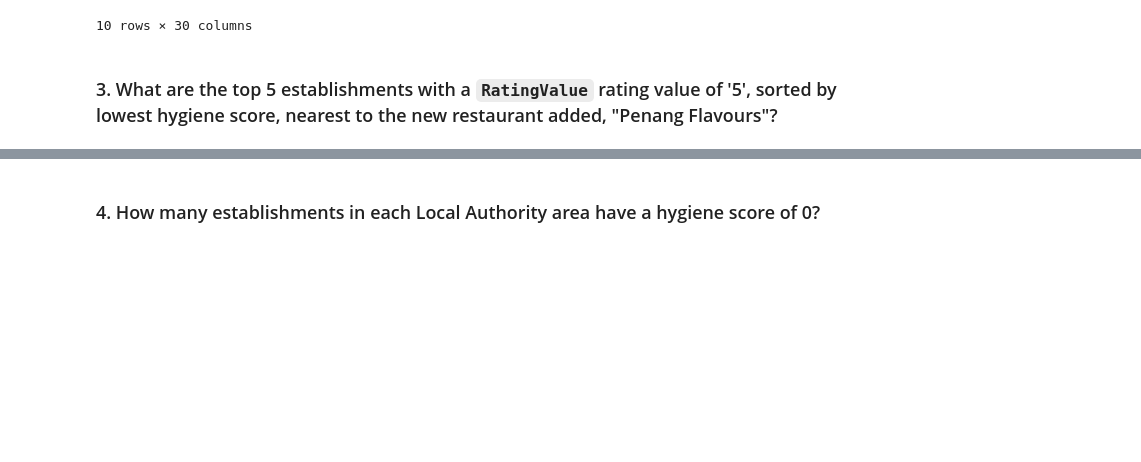
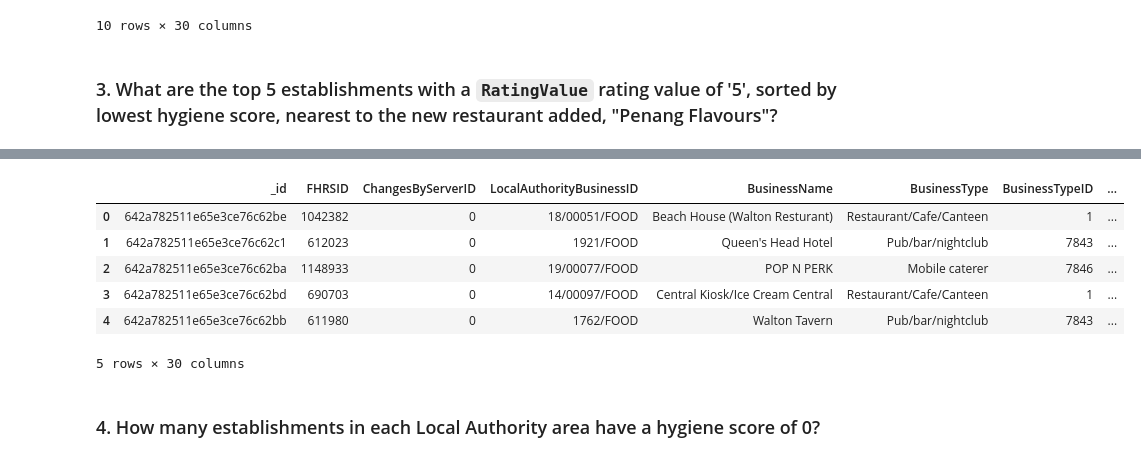
Before and after one commit to IlkayAtes11/NoSql_Databases_Assignment, a Jupyter notebook: Code/NoSQL_analysis.ipynb, the cells around one changed output, grey strips where cells are left out. Drawn from its saved outputs; the diff is of its cells as text; code cells hidden in the pictures; blank space fills up the shorter version.

```diff
--- a/Code/NoSQL_analysis.ipynb
+++ b/Code/NoSQL_analysis.ipynb
@@ -146,10 +146,16 @@ Rows in DataFrame:  34
 # Sort by hygiene score
 
 degree_search = 0.01
-latitude =
-longitude =
+latitude = 51.49014200
+longitude = 0.08384000
 
-query =
-sort =
+
+query = {'geocode.latitude':{'$lte':latitude + degree_search},'geocode.latitude': {'$gte':latitude - degree_search},
+        'geocode.longitude':{'$lte':longitude + degree_search},'geocode.longitude': {'$gte':longitude - degree_search},
+        'RatingValue': {'$regex': '5'}}
+sort = [('Score.hygiene', 1)]
+limit = 10
 
 # Print the results
+close_to_new_rest = list(establishments.find(query).sort(sort).limit(limit))
+pprint(close_to_new_rest)
@@ -156,5 +180,16 @@ sort =
 # %%
 # Convert result to Pandas DataFrame
+close_to_new_rest_df = pd.DataFrame(close_to_new_rest)
+
+close_to_new_rest_df.head(5)
+# %% [output]
+|  | _id | FHRSID | ChangesByServerID | LocalAuthorityBusinessID | BusinessName | BusinessType | BusinessTypeID | ... |
+| 0 | 642a782511e65e3ce76c62be | 1042382 | 0 | 18/00051/FOOD | Beach House (Walton Resturant) | Restaurant/Cafe/Canteen | 1 | ... |
+| 1 | 642a782511e65e3ce76c62c1 | 612023 | 0 | 1921/FOOD | Queen's Head Hotel | Pub/bar/nightclub | 7843 | ... |
+| 2 | 642a782511e65e3ce76c62ba | 1148933 | 0 | 19/00077/FOOD | POP N PERK | Mobile caterer | 7846 | ... |
+| 3 | 642a782511e65e3ce76c62bd | 690703 | 0 | 14/00097/FOOD | Central Kiosk/Ice Cream Central | Restaurant/Cafe/Canteen | 1 | ... |
+| 4 | 642a782511e65e3ce76c62bb | 611980 | 0 | 1762/FOOD | Walton Tavern | Pub/bar/nightclub | 7843 | ... |
+5 rows × 30 columns
 # %% [markdown]
 ### 4. How many establishments in each Local Authority area have a hygiene score of 0?
 # %%
```
Also changed, not shown: parts of 3 cells of this notebook, 1 other file.
